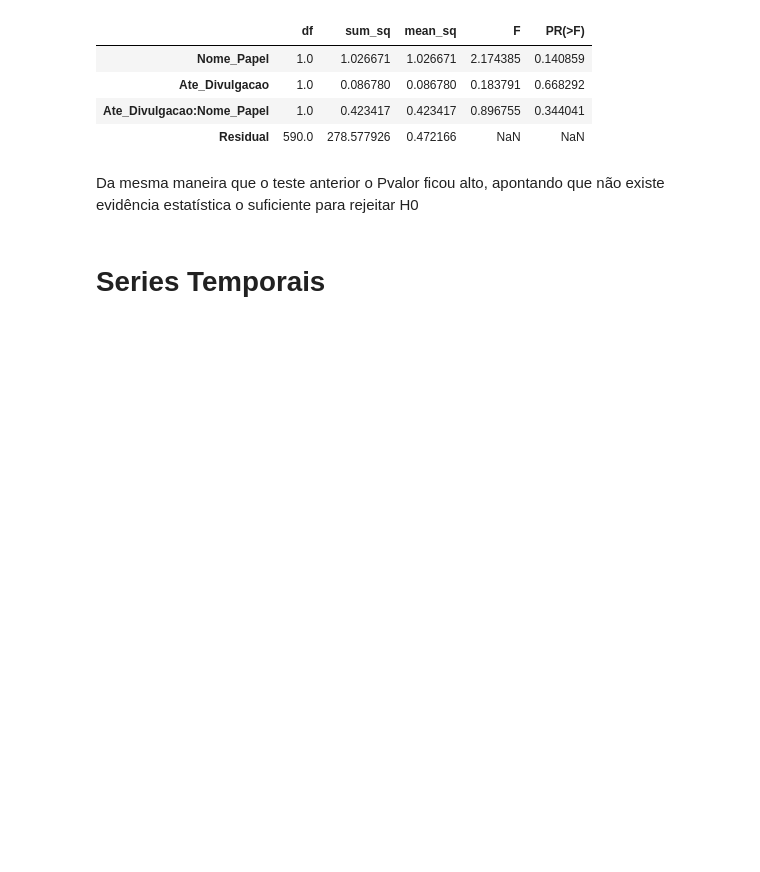
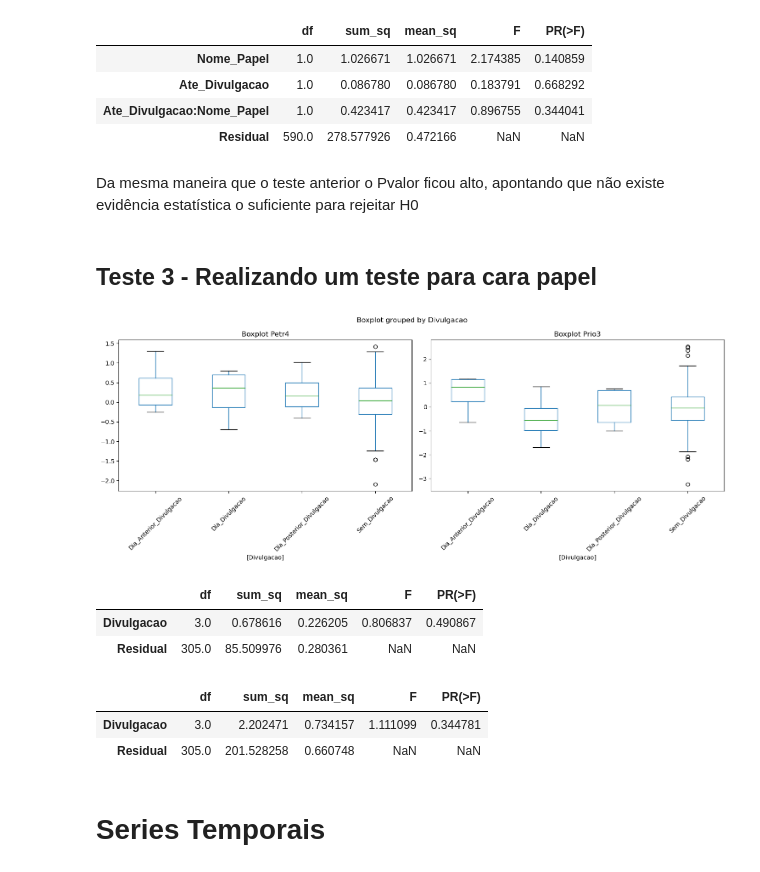
Before and after one commit to MatSchualtz/TCC, a Jupyter notebook: TCC.ipynb, the cells around one changed output. Saved outputs shown, nothing was run; the diff lists cells and outputs as text; code cells hidden in the pictures; blank space fills up the shorter version.

```diff
--- a/TCC.ipynb
+++ b/TCC.ipynb
@@ -247,6 +229,43 @@ resultado2
 | Residual | 590.0 | 278.577926 | 0.472166 | NaN | NaN |
 # %% [markdown]
 Da mesma maneira que o teste anterior o Pvalor ficou alto, apontando que não existe evidência estatística o suficiente para rejeitar H0
+# %% [markdown]
+## Teste 3 - Realizando um teste para cara papel
+# %%
+teste_petr4 = df[df['Nome_Papel'] == 'Petr4'][['Amplitude','Divulgacao','Nome_Papel']]
+teste_prio3 = df[df['Nome_Papel'] == 'Prio3'][['Amplitude','Divulgacao','Nome_Papel']]
+# %%
+fig, (ax1, ax2) = plt.subplots(1, 2, figsize=(15, 6))
+teste_petr4.boxplot(by='Divulgacao', grid=False, ax=ax1)
+ax1.set_title('Boxplot Petr4')
+ax1.set_xticklabels(ax1.get_xticklabels(), rotation=45)
+teste_prio3.boxplot(by='Divulgacao', grid=False, ax=ax2)
+ax2.set_title('Boxplot Prio3')
+ax2.set_xticklabels(ax2.get_xticklabels(), rotation=45)
+plt.tight_layout()
+plt.show()
+# %% [output]
+[figure, added]
+# %%
+# Petr4
+
+modelo3_petr4 = ols('Amplitude ~ Divulgacao', data = teste_petr4).fit()
+resultado_petra = sm.stats.anova_lm(modelo3_petr4)
+resultado_petra
+# %% [output]
+|  | df | sum_sq | mean_sq | F | PR(>F) |
+| Divulgacao | 3.0 | 0.678616 | 0.226205 | 0.806837 | 0.490867 |
+| Residual | 305.0 | 85.509976 | 0.280361 | NaN | NaN |
+# %%
+# Prio3
+
+modelo3_prio3 = ols('Amplitude ~ Divulgacao', data = teste_prio3).fit()
+resultado_prio = sm.stats.anova_lm(modelo3_prio3)
+resultado_prio
+# %% [output]
+|  | df | sum_sq | mean_sq | F | PR(>F) |
+| Divulgacao | 3.0 | 2.202471 | 0.734157 | 1.111099 | 0.344781 |
+| Residual | 305.0 | 201.528258 | 0.660748 | NaN | NaN |
 # %% [markdown]
 # Series Temporais
 # %% [markdown]
```
Also changed, not shown: parts of 7 cells of this notebook.
